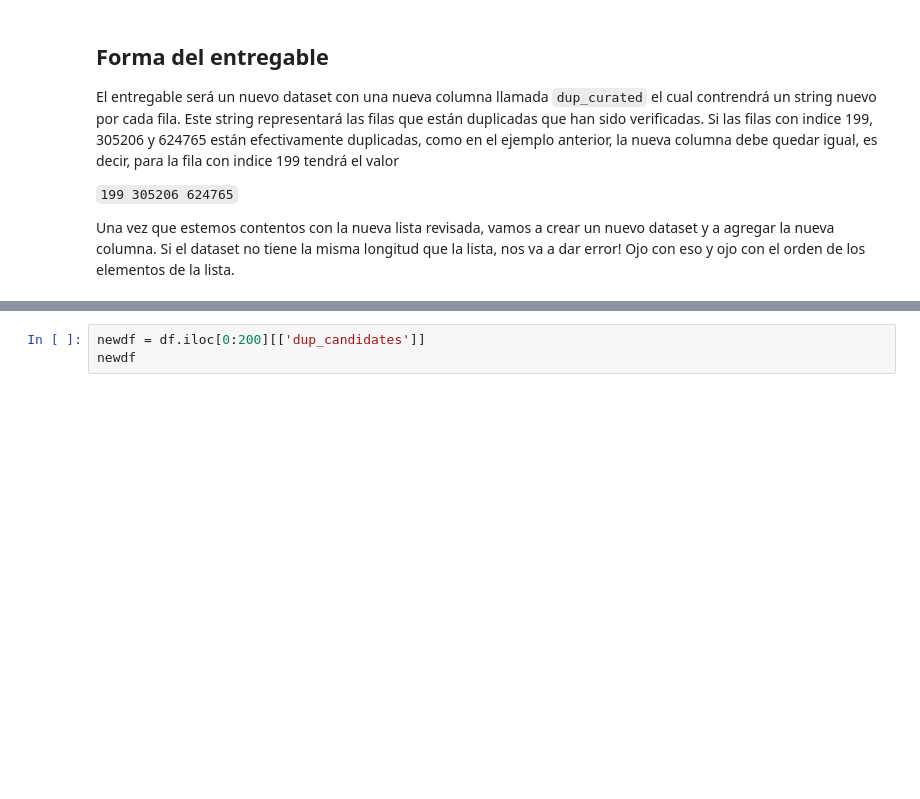
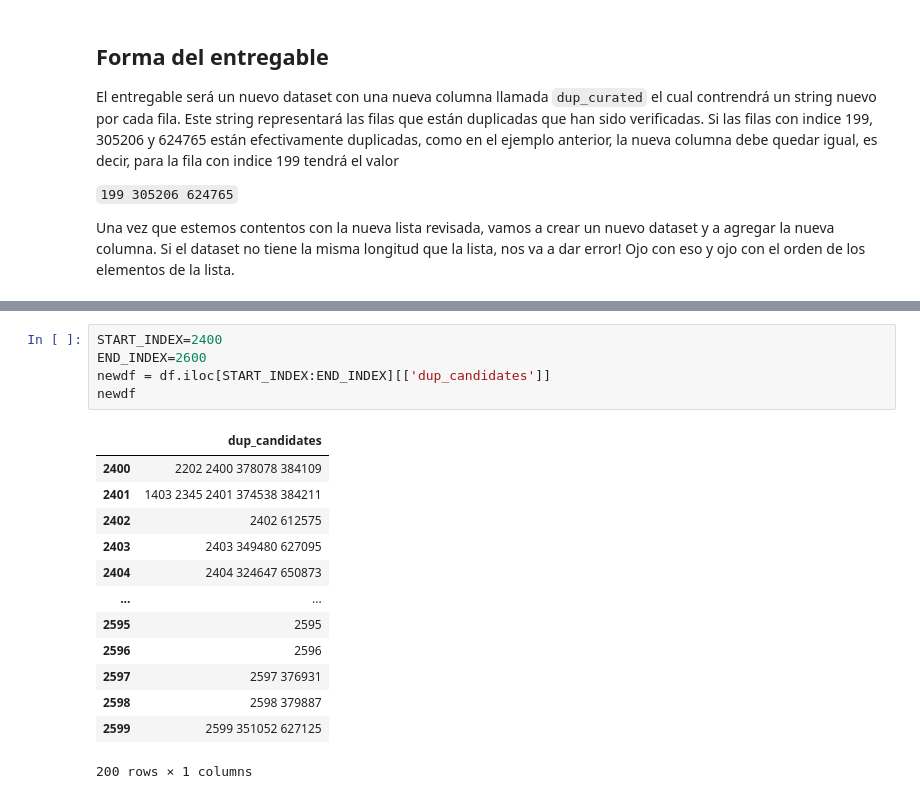
Before and after one commit to jwackito/TopicosIngenieriaSoftware2-2024, a Jupyter notebook: dataset_exploration.ipynb, the cells around one changed output, grey strips where cells are left out. Saved outputs shown, nothing was run; the diff lists cells and outputs as text; blank space fills up the shorter version.

```diff
--- a/dataset_exploration.ipynb
+++ b/dataset_exploration.ipynb
@@ -63,4 +108,20 @@ Una vez que estemos contentos con la nueva lista revisada, vamos a crear un nuev
 # %%
-newdf = df.iloc[0:200][['dup_candidates']]
+START_INDEX=2400
+END_INDEX=2600
+newdf = df.iloc[START_INDEX:END_INDEX][['dup_candidates']]
 newdf
+# %% [output]
+|  | dup_candidates |
+| 2400 | 2202 2400 378078 384109 |
+| 2401 | 1403 2345 2401 374538 384211 |
+| 2402 | 2402 612575 |
+| 2403 | 2403 349480 627095 |
+| 2404 | 2404 324647 650873 |
+| ... | ... |
+| 2595 | 2595 |
+| 2596 | 2596 |
+| 2597 | 2597 376931 |
+| 2598 | 2598 379887 |
+| 2599 | 2599 351052 627125 |
+200 rows × 1 columns
 # %%
```
Also changed, not shown: parts of 4 cells of this notebook, 2 other files.
